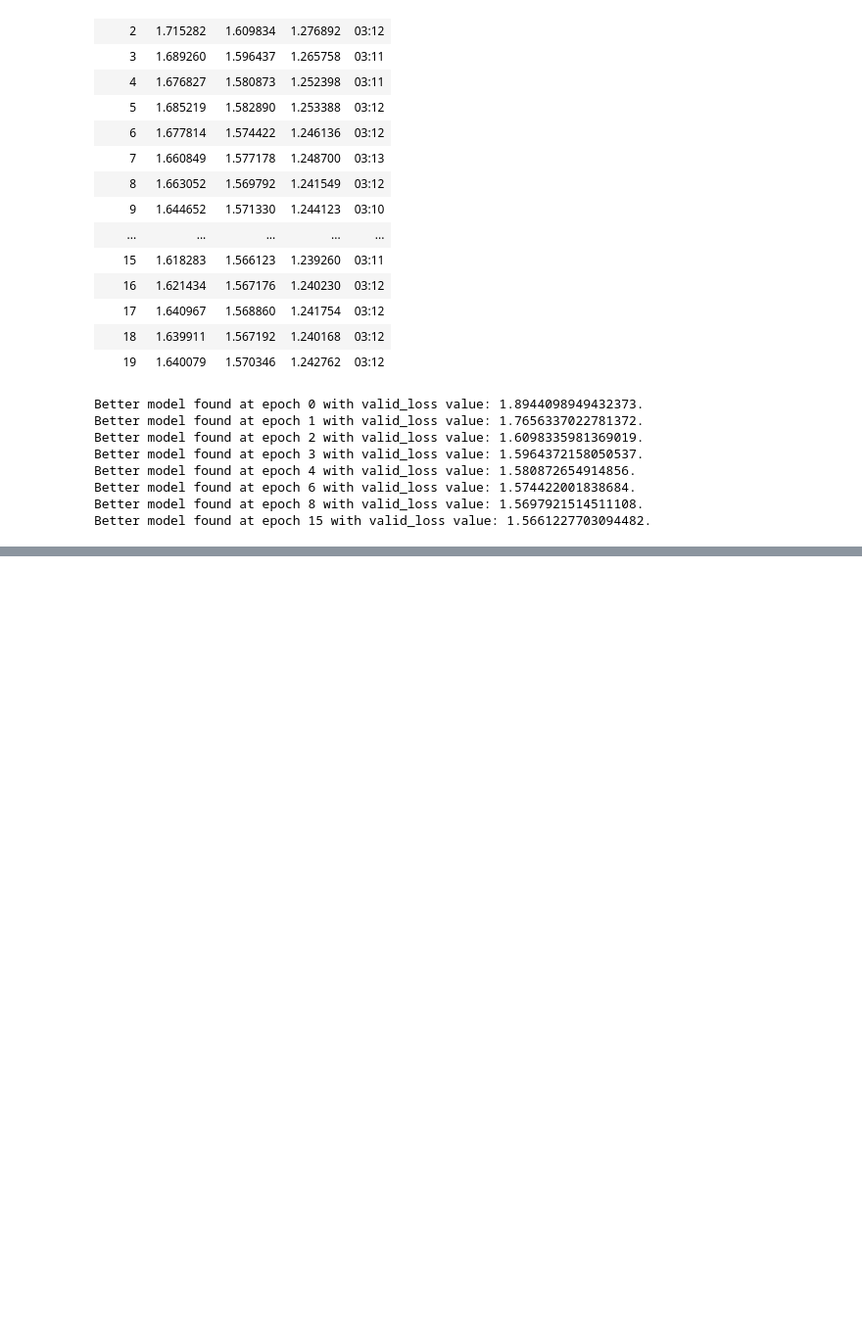
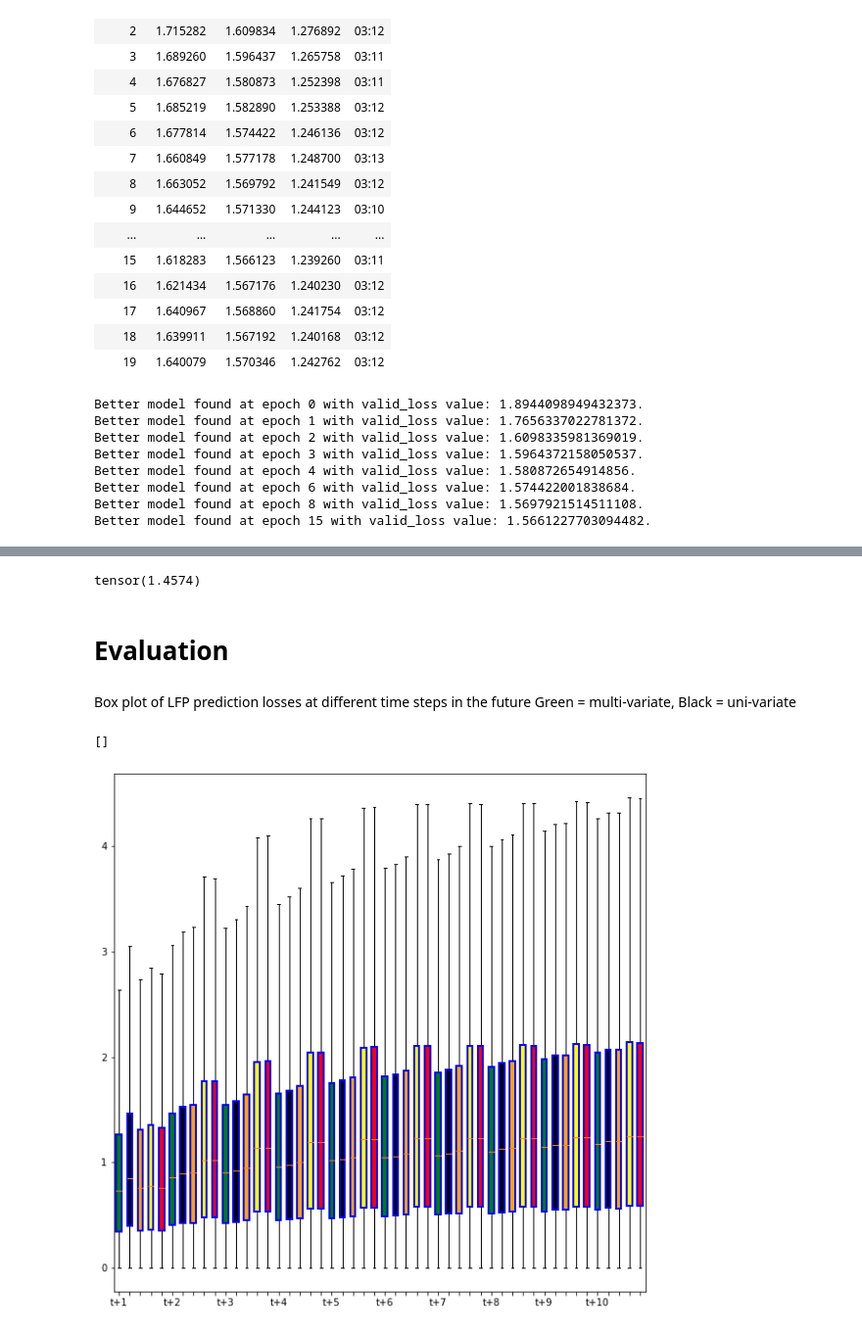
Before and after one commit to aaberbach/LFP_Prediction, a Jupyter notebook: LFP_Forecasting_10ms.ipynb, the cells around one changed output, grey strips where cells are left out. Shown at 98% size. Cells and saved outputs as stored; diff of their text form; code cells hidden in the pictures; blank space fills up the shorter version.

```diff
--- a/LFP_Forecasting_10ms.ipynb
+++ b/LFP_Forecasting_10ms.ipynb
@@ -1274,0 +1359,2 @@ tensor([1.5083e+00, 1.0847e-02, 1.2901e+00, 1.4658e+00, 5.3600e-01, 2.2062e-03,
+# %%
+ensemble_mae_scores = np.array(ensemble_mae_scores)
@@ -1274,0 +1375,4 @@ tensor([1.5083e+00, 1.0847e-02, 1.2901e+00, 1.4658e+00, 5.3600e-01, 2.2062e-03,
+# %%
+ensemble_rmse_scores = []
+for i in range(10):
+    ensemble_rmse_scores.append(RMSELoss(ensemble_interp.preds[:, i], ensemble_interp.y_true[:, i]))
@@ -1274,0 +1383,58 @@ tensor([1.5083e+00, 1.0847e-02, 1.2901e+00, 1.4658e+00, 5.3600e-01, 2.2062e-03,
+# %%
+total = 0
+for i in range(len(ensemble_interp.y_true)):
+    total += RMSELoss(ensemble_interp.preds[i, :],  ensemble_interp.y_true[i, :])
+
+ensemble_avg_rmse = total / len(ensemble_interp.y_true)
+# %%
+ensemble_avg_rmse
+# %% [output]
+tensor(1.4574)
+# %% [markdown]
+# Evaluation
+# %%
+act_scores = []
+for i in range(num_preds):
+    act_scores.append(ensemble_mae_scores[i])
+    act_scores.append(mae_scores[i])
+    act_scores.append(multi_mae_scores[i])
+    act_scores.append(uni_mae_scores[i])
+    act_scores.append(ar_mae_scores[i])
+# %% [markdown]
+Box plot of LFP prediction losses at different time steps in the future
+Green = multi-variate, Black = uni-variate
+# %%
+fig = plt.figure(1, figsize=(10, 10))
+ax = fig.add_subplot(111)
+bp = ax.boxplot(act_scores, showfliers = False, patch_artist = True)
+ticks = []
+for i in range(10):
+    ticks.append("t+" + str(i + 1))
+    ticks.append("")
+    ticks.append("")
+    ticks.append("")
+    ticks.append("")
+ax.set_xticklabels(ticks)
+counter = 0
+
+for box in bp['boxes']:
+    # change outline color
+    box.set( color='Blue', linewidth=2)
+    # change fill color
+    if counter == 0:
+        box.set( facecolor = 'Green' )
+    elif counter == 1:
+        box.set( facecolor = 'Black' )
+    elif counter == 2:
+        box.set( facecolor = "Orange")
+    elif counter == 3:
+        box.set(facecolor = "Yellow")
+    else:
+        box.set(facecolor = "Red")
+        counter = -1
+    counter += 1
+
+plt.plot()
+# %% [output]
+[]
+[figure, added]
```
Also changed, not shown: parts of 99 cells of this notebook.
